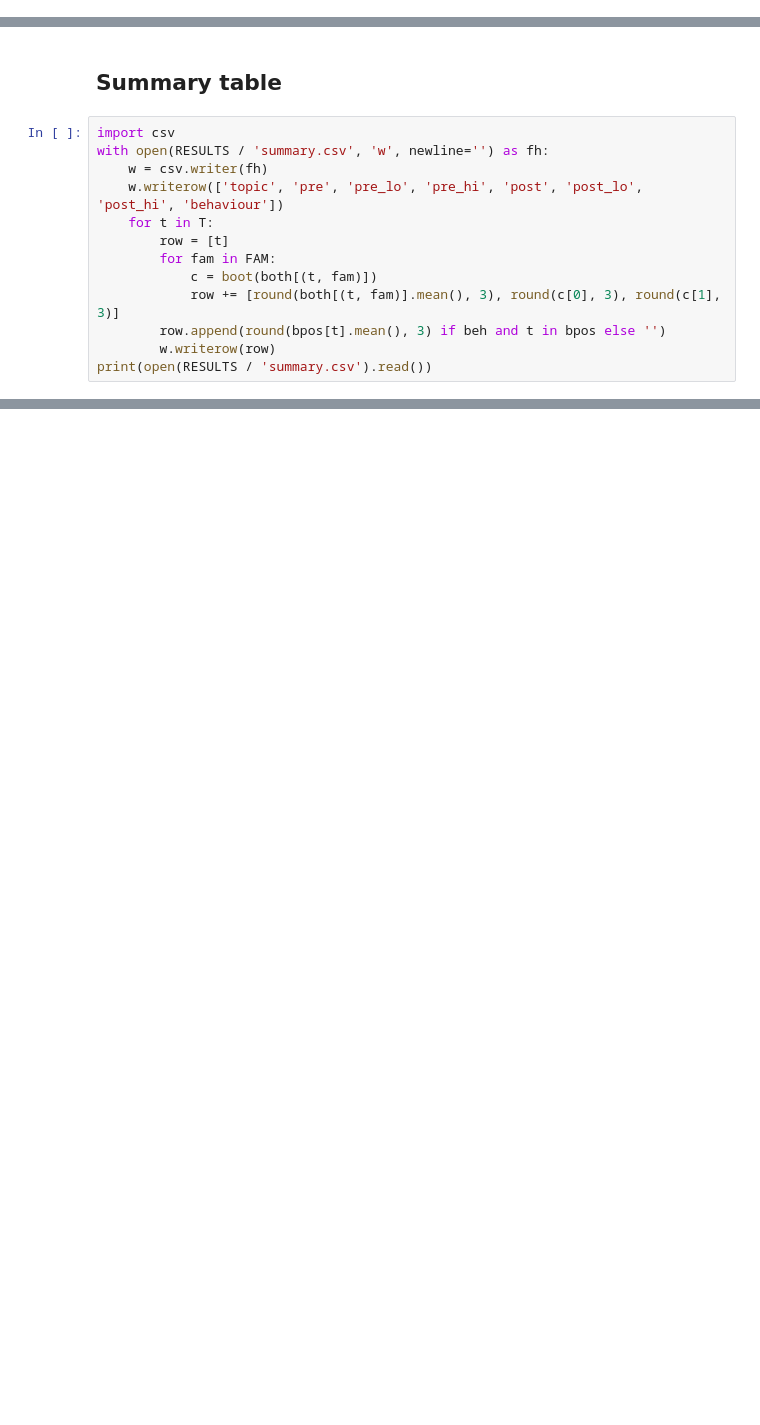
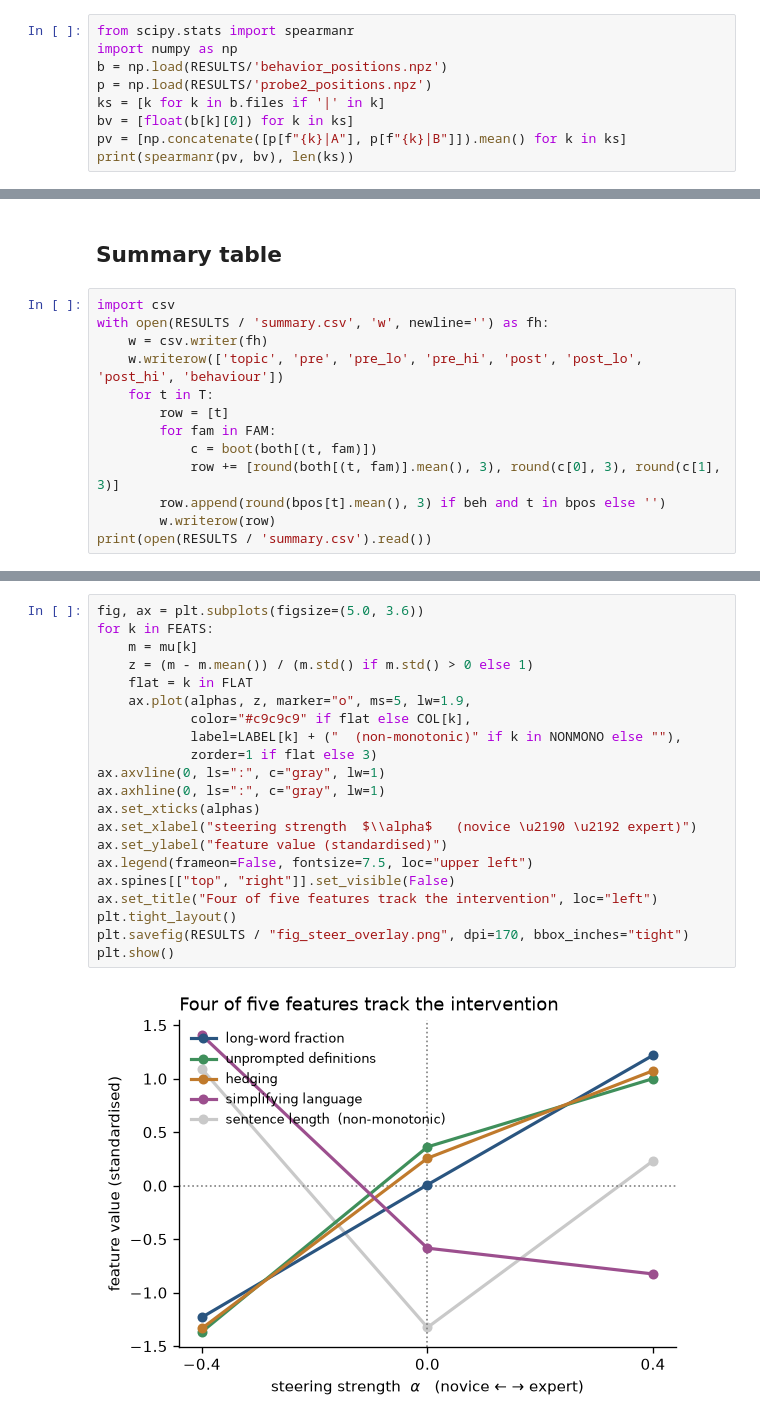
Before and after one commit to jmellody/mats, a Jupyter notebook: explore.ipynb, the cells around one changed output, grey strips where cells are left out. Saved outputs shown, nothing was run; the diff lists cells and outputs as text; blank space fills up the shorter version.

```diff
--- a/explore.ipynb
+++ b/explore.ipynb
@@ -257,0 +268,9 @@ if beh:
+# %%
+from scipy.stats import spearmanr
+import numpy as np
+b = np.load(RESULTS/'behavior_positions.npz')
+p = np.load(RESULTS/'probe2_positions.npz')
+ks = [k for k in b.files if '|' in k]
+bv = [float(b[k][0]) for k in ks]
+pv = [np.concatenate([p[f"{k}|A"], p[f"{k}|B"]]).mean() for k in ks]
+print(spearmanr(pv, bv), len(ks))
@@ -272,0 +468,23 @@ print(open(RESULTS / 'summary.csv').read())
+# %%
+fig, ax = plt.subplots(figsize=(5.0, 3.6))
+for k in FEATS:
+    m = mu[k]
+    z = (m - m.mean()) / (m.std() if m.std() > 0 else 1)
+    flat = k in FLAT
+    ax.plot(alphas, z, marker="o", ms=5, lw=1.9,
+            color="#c9c9c9" if flat else COL[k],
+            label=LABEL[k] + ("  (non-monotonic)" if k in NONMONO else ""),
+            zorder=1 if flat else 3)
+ax.axvline(0, ls=":", c="gray", lw=1)
+ax.axhline(0, ls=":", c="gray", lw=1)
+ax.set_xticks(alphas)
+ax.set_xlabel("steering strength  $\\alpha$   (novice \u2190 \u2192 expert)")
+ax.set_ylabel("feature value (standardised)")
+ax.legend(frameon=False, fontsize=7.5, loc="upper left")
+ax.spines[["top", "right"]].set_visible(False)
+ax.set_title("Four of five features track the intervention", loc="left")
+plt.tight_layout()
+plt.savefig(RESULTS / "fig_steer_overlay.png", dpi=170, bbox_inches="tight")
+plt.show()
+# %% [output]
+[figure, added]
```
Also changed, not shown: parts of 6 cells of this notebook.
